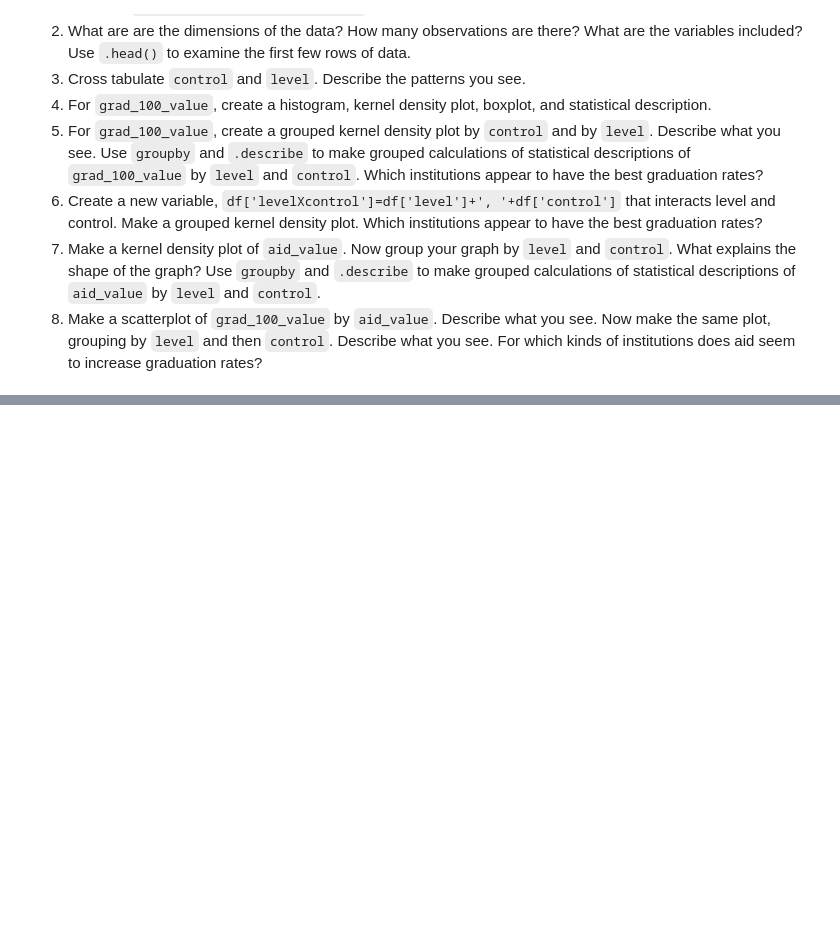
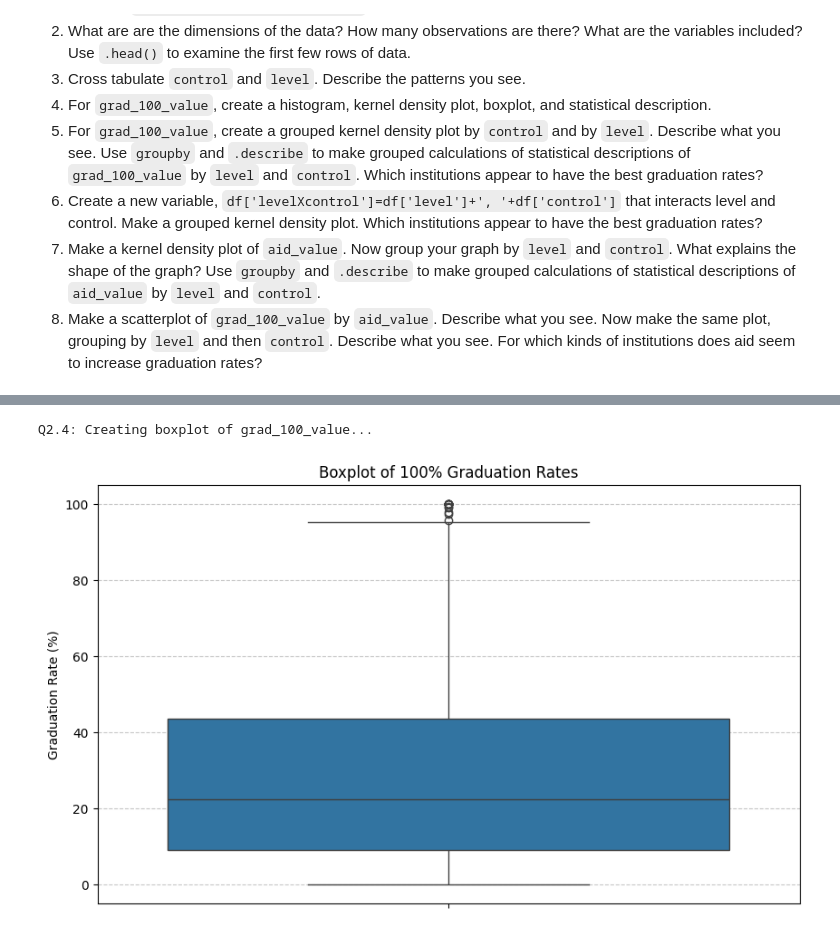
Before and after one commit to ewunder32/visualization_assignment, a Jupyter notebook: A3_Visualization.ipynb, the cells around one changed output, grey strips where cells are left out. Cells and saved outputs as stored; diff of their text form; code cells hidden in the pictures; blank space fills up the shorter version.

```diff
--- a/A3_Visualization.ipynb
+++ b/A3_Visualization.ipynb
@@ -338,0 +169,10 @@ The positive relationship between aid and graduation rates seems most evident fo
+# %%
+# Q2. Data Analysis
+
+# 1. Load and clean the data.
+print("Q2.1: Loading and cleaning data...")
+df = pd.read_csv('/content/college_completion.csv')
+# Drop rows with missing values in the target variable
+df.dropna(subset=['grad_100_value'], inplace=True)
+print("Data cleaned. Remaining rows:", len(df))
+print("\n")
@@ -338,0 +250,13 @@ The positive relationship between aid and graduation rates seems most evident fo
+# %%
+# 4. Boxplot of `grad_100_value`.
+print("Q2.4: Creating boxplot of grad_100_value...")
+plt.figure(figsize=(10, 6))
+sns.boxplot(data=df, y='grad_100_value')
+plt.title('Boxplot of 100% Graduation Rates')
+plt.ylabel('Graduation Rate (%)')
+plt.grid(axis='y', linestyle='--', alpha=0.7)
+plt.show()
+print("\n")
+# %% [output]
+Q2.4: Creating boxplot of grad_100_value...
+[figure, added]
```
Also changed, not shown: parts of 21 cells of this notebook.
